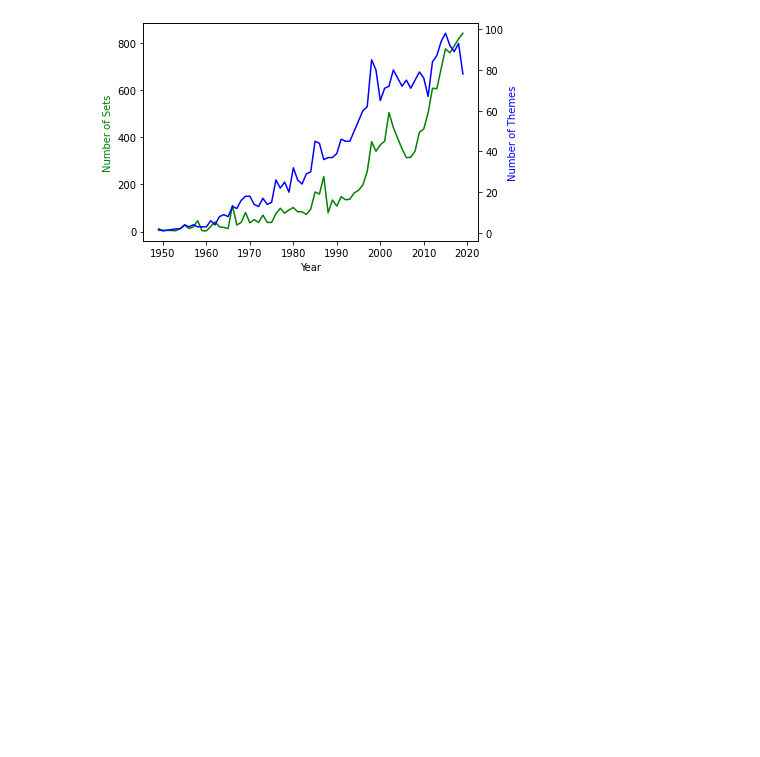
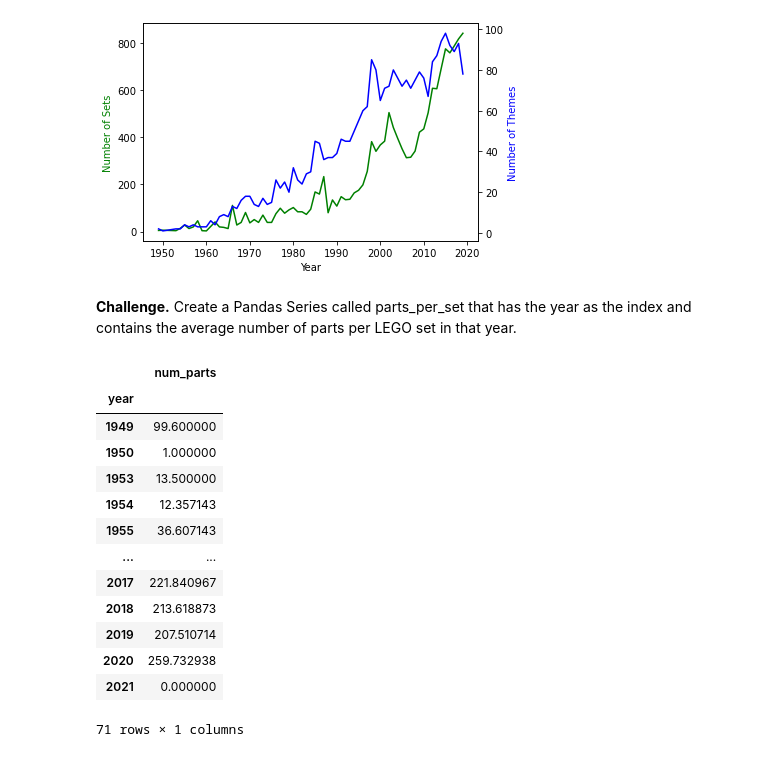
Before and after one commit to Joshua-Jenkins33/100DaysOfPython, a Jupyter notebook: 073_Day_73_Aggregate_and_Merge_Data_with_Pandas_LEGO_Dataset/LEGO.ipynb, the cells around one changed output. Drawn from its saved outputs; the diff is of its cells as text; code cells hidden in the pictures; blank space fills up the shorter version.

```diff
--- a/073_Day_73_Aggregate_and_Merge_Data_with_Pandas_LEGO_Dataset/LEGO.ipynb
+++ b/073_Day_73_Aggregate_and_Merge_Data_with_Pandas_LEGO_Dataset/LEGO.ipynb
@@ -212,3 +212,23 @@ ax2.set_ylabel('Number of Themes', color='blue')
 # %% [output]
 Text(0, 0.5, 'Number of Themes')
 [figure]
+# %% [markdown]
+**Challenge.** Create a Pandas Series called parts_per_set that has the year as the index and contains the average number of parts per LEGO set in that year.
+# %%
+parts_per_set = sets.groupby("year").agg({'num_parts': pd.Series.mean})
+parts_per_set
+# %% [output]
+|  | num_parts |
+| year |  |
+| 1949 | 99.600000 |
+| 1950 | 1.000000 |
+| 1953 | 13.500000 |
+| 1954 | 12.357143 |
+| 1955 | 36.607143 |
+| ... | ... |
+| 2017 | 221.840967 |
+| 2018 | 213.618873 |
+| 2019 | 207.510714 |
+| 2020 | 259.732938 |
+| 2021 | 0.000000 |
+71 rows × 1 columns
```
Also changed, not shown: parts of 2 cells of this notebook, 1 other file.
